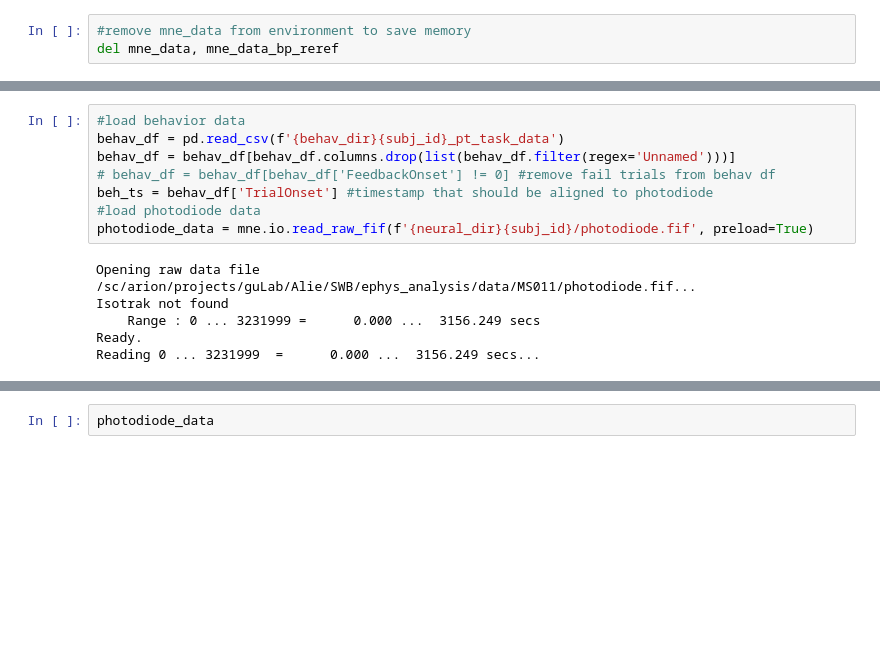
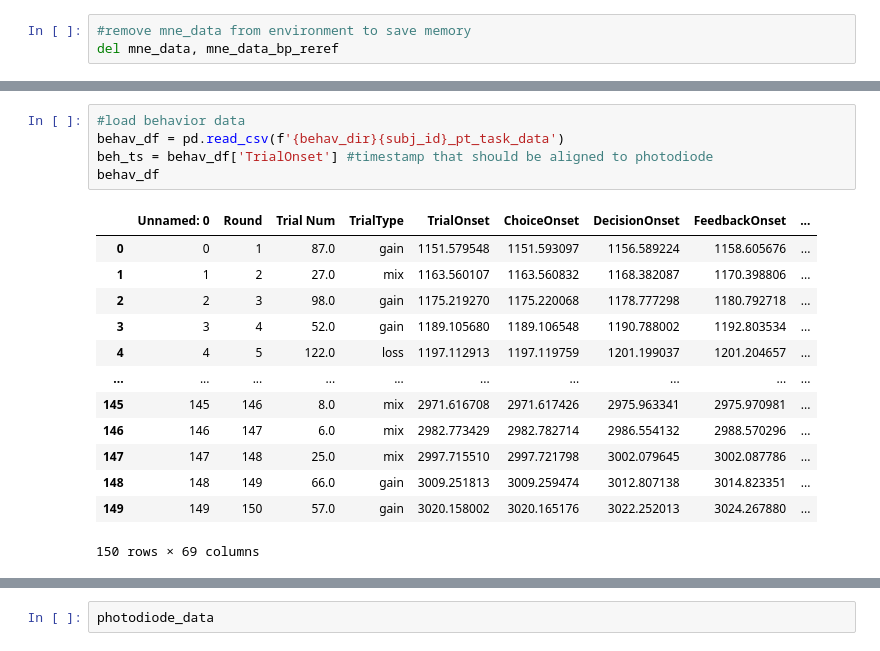
Before and after one commit to aliefink/swb_ieeg, a Jupyter notebook: scripts/preprocess/mssm_bp/MS011_bp_preprocess.ipynb, the cells around one changed output, grey strips where cells are left out. Drawn from its saved outputs; the diff is of its cells as text; blank space fills up the shorter version.

```diff
--- a/scripts/preprocess/mssm_bp/MS011_bp_preprocess.ipynb
+++ b/scripts/preprocess/mssm_bp/MS011_bp_preprocess.ipynb
@@ -621,14 +560,19 @@ del mne_data, mne_data_bp_reref
 # %%
 #load behavior data
 behav_df = pd.read_csv(f'{behav_dir}{subj_id}_pt_task_data')
-behav_df = behav_df[behav_df.columns.drop(list(behav_df.filter(regex='Unnamed')))]
-# behav_df = behav_df[behav_df['FeedbackOnset'] != 0] #remove fail trials from behav df
 beh_ts = behav_df['TrialOnset'] #timestamp that should be aligned to photodiode
-#load photodiode data
-photodiode_data = mne.io.read_raw_fif(f'{neural_dir}{subj_id}/photodiode.fif', preload=True)
+behav_df
 # %% [output]
+|  | Unnamed: 0 | Round | Trial Num | TrialType | TrialOnset | ChoiceOnset | DecisionOnset | FeedbackOnset | ... |
+| 0 | 0 | 1 | 87.0 | gain | 1151.579548 | 1151.593097 | 1156.589224 | 1158.605676 | ... |
+| 1 | 1 | 2 | 27.0 | mix | 1163.560107 | 1163.560832 | 1168.382087 | 1170.398806 | ... |
+| 2 | 2 | 3 | 98.0 | gain | 1175.219270 | 1175.220068 | 1178.777298 | 1180.792718 | ... |
+| 3 | 3 | 4 | 52.0 | gain | 1189.105680 | 1189.106548 | 1190.788002 | 1192.803534 | ... |
+| 4 | 4 | 5 | 122.0 | loss | 1197.112913 | 1197.119759 | 1201.199037 | 1201.204657 | ... |
+| ... | ... | ... | ... | ... | ... | ... | ... | ... | ... |
+| 145 | 145 | 146 | 8.0 | mix | 2971.616708 | 2971.617426 | 2975.963341 | 2975.970981 | ... |
+| 146 | 146 | 147 | 6.0 | mix | 2982.773429 | 2982.782714 | 2986.554132 | 2988.570296 | ... |
+| 147 | 147 | 148 | 25.0 | mix | 2997.715510 | 2997.721798 | 3002.079645 | 3002.087786 | ... |
+| 148 | 148 | 149 | 66.0 | gain | 3009.251813 | 3009.259474 | 3012.807138 | 3014.823351 | ... |
+| 149 | 149 | 150 | 57.0 | gain | 3020.158002 | 3020.165176 | 3022.252013 | 3024.267880 | ... |
-Opening raw data file /sc/arion/projects/guLab/Alie/SWB/ephys_analysis/data/MS011/photodiode.fif...
-Isotrak not found
-    Range : 0 ... 3231999 =      0.000 ...  3156.249 secs
-Ready.
-Reading 0 ... 3231999  =      0.000 ...  3156.249 secs...
+150 rows × 69 columns
```
Also changed, not shown: parts of 102 cells of this notebook, 12 other files.
